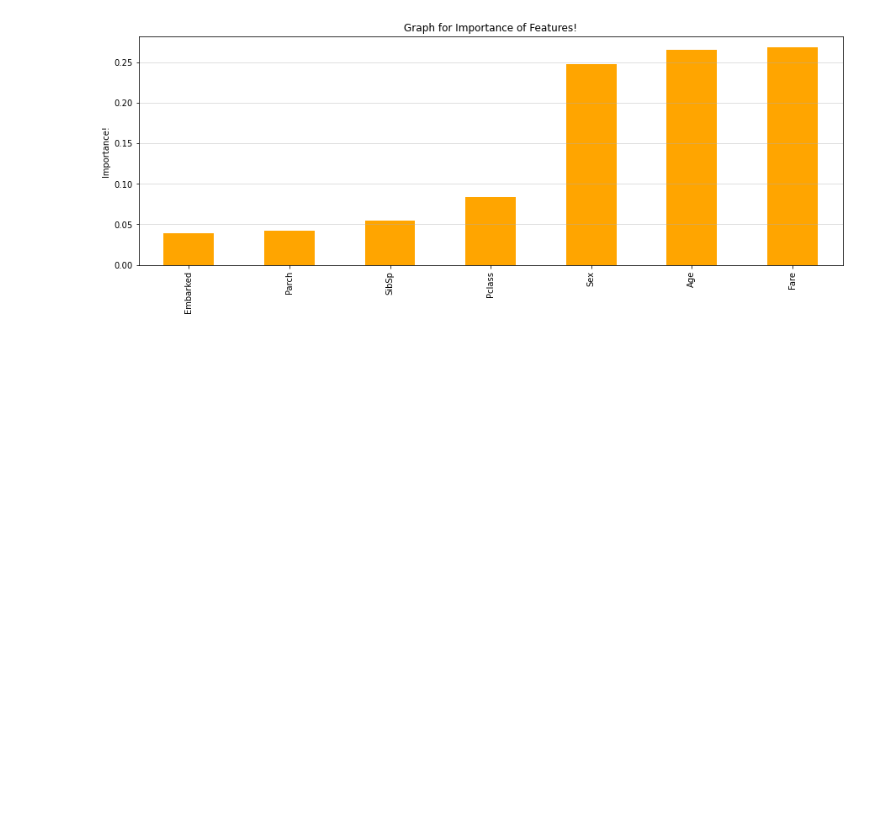
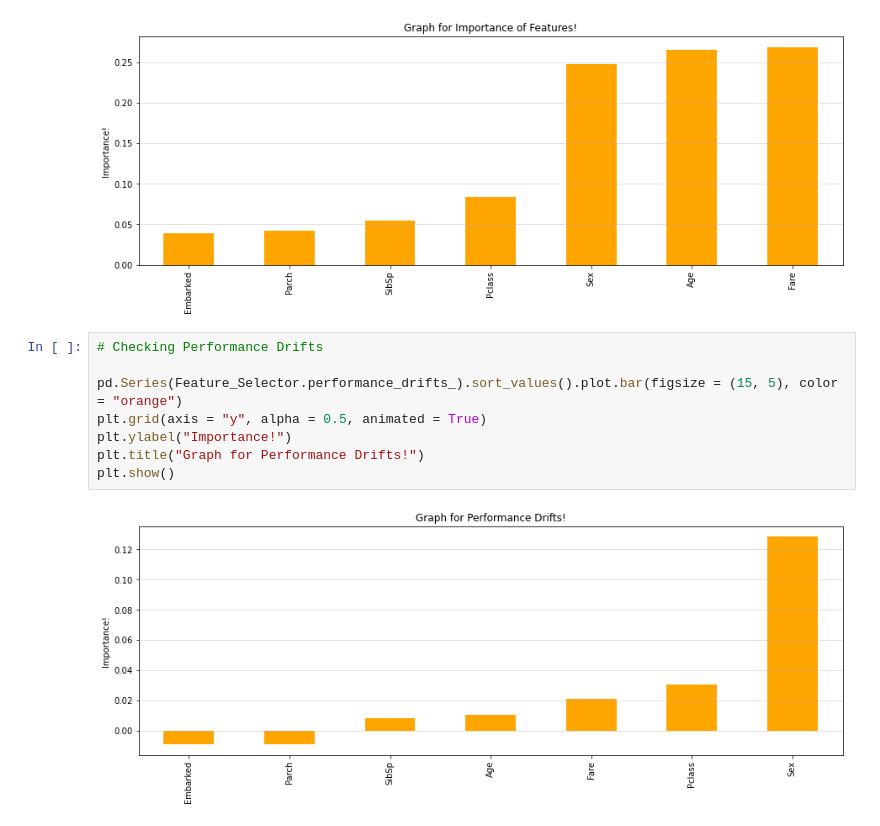
Before and after one commit to HarshitDawar55/Feature-Selection, a Jupyter notebook: Hybrid Feature Selection/Recursive Feature Elimination using Feature Engine!.ipynb, the cells around one changed output. Drawn from its saved outputs; the diff is of its cells as text; blank space fills up the shorter version.

Commit message:
Performance Drift Graph Initialized!

```diff
--- a/Hybrid Feature Selection/Recursive Feature Elimination using Feature Engine!.ipynb
+++ b/Hybrid Feature Selection/Recursive Feature Elimination using Feature Engine!.ipynb
@@ -94,3 +94,13 @@ plt.title("Graph for Importance of Features!")
 plt.show()
 # %% [output]
 [figure]
+# %%
+# Checking Performance Drifts
+
+pd.Series(Feature_Selector.performance_drifts_).sort_values().plot.bar(figsize = (15, 5), color = "orange")
+plt.grid(axis = "y", alpha = 0.5, animated = True)
+plt.ylabel("Importance!")
+plt.title("Graph for Performance Drifts!")
+plt.show()
+# %% [output]
+[figure, added]
```
